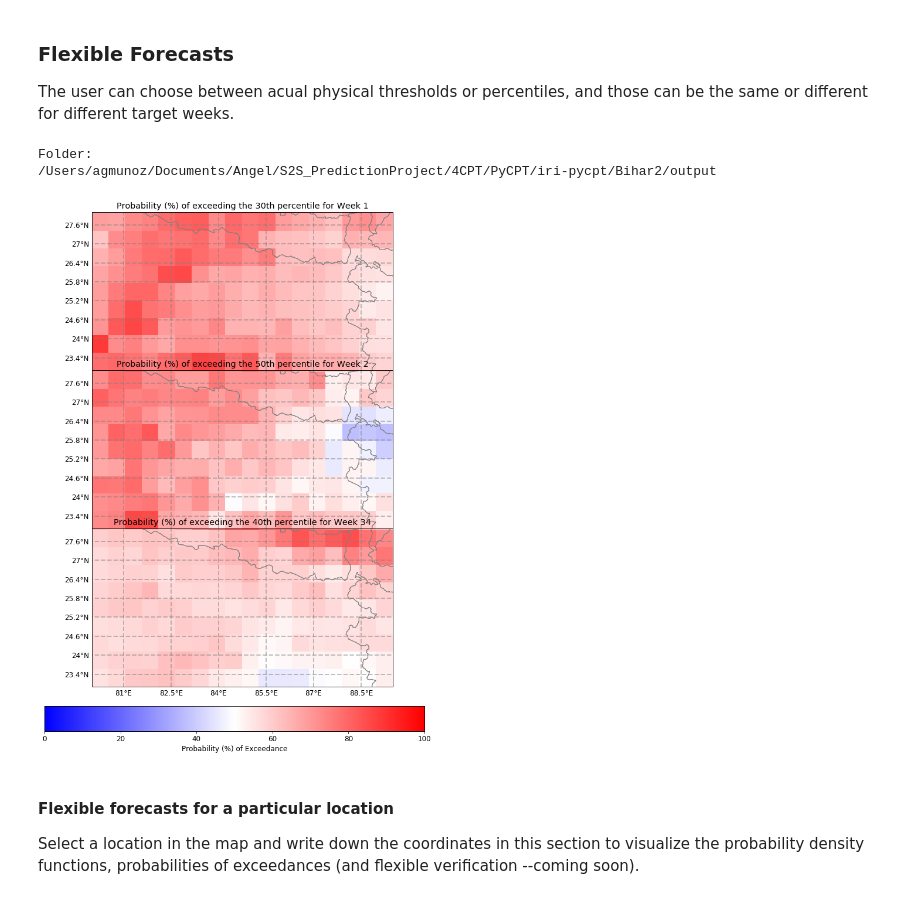
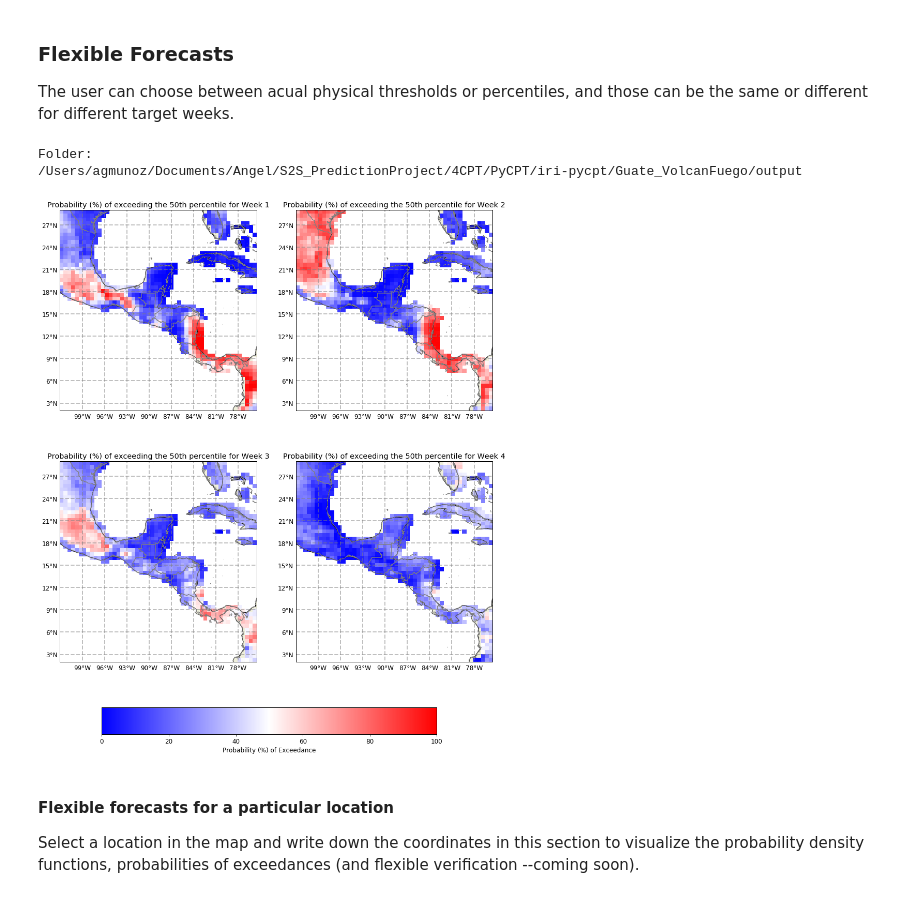
Before and after one commit to ssilje/iri-pycpt, a Jupyter notebook: PyCPT_s2sv1.7.ipynb, the cells around one changed output. Cells and saved outputs as stored; diff of their text form; code cells hidden in the pictures.

```diff
--- a/PyCPT_s2sv1.7.ipynb
+++ b/PyCPT_s2sv1.7.ipynb
@@ -44,7 +44,7 @@ See version.log in Github
 Here the user configures the case study
 # %%
 ########Work name (name of the case/experiment, try one word)
-work='Bihar2'
+work='Guate_VolcanFuego'
 
 ########Model (choose between ECMWF, CFSv2, GEFS)
 model='CFSv2'
@@ -53,17 +53,17 @@ model='CFSv2'
 obs='CHIRPS'
 
 ########MOS method (choose between None, PCR, CCA and ELR)
-MOS='CCA'
+MOS='None'
 
 ########Forecast date
 ##-- If ECMWF, it needs to be a Monday or a Thursday! CFSv2: any day; GEFS: Wednesdays.
-mon='Feb' 	# Forecast month
-fyr=2020 	# Forecast year
-fday=24 	# Forecast day  (Yesterday in CFSv2: real time)
-training_season='Feb' #only for CFSv2 and GEFS, use 3 months with the initialization as the middle one
-lit=28      # Initial training period for retroactive forecasts (in timesteps; e.g., use half of total period)
-liti=10     # Update interval for retroaxctive forecasts (in timesteps)
-nwk=3 # Number of weeks to process (leads)
+mon='Jun' 	# Forecast month
+fyr=2018 	# Forecast year
+fday=4 	# Forecast day  (Monday and Thursday in ECMWF model; yesterday in CFSv2: real time)
+training_season='Jun' #only for CFSv2 and GEFS, use 3 months with the initialization as the middle one
+lit=28 #80      # Initial training period for retroactive forecasts (in timesteps; e.g., use half of total period)
+liti=10 #20     # Update interval for retroactive forecasts (in timesteps)
+nwk=4 # Number of weeks to process (leads)
 
 ########Switches:
 force_download = False   #force download of data files, even if they already exist locally
@@ -75,24 +75,24 @@ threshold_pctle = False    #False for threshold in mm; Note that if True then if
 
 # Spatial domain for predictor
 nla1=32 	# Northernmost latitude
-sla1=12 	# Southernmost latitude
-wlo1=74 	# Westernmost longitude
-elo1=92 	# Easternmost longitude
+sla1=1 	# Southernmost latitude
+wlo1=-103 	# Westernmost longitude
+elo1=-75 	# Easternmost longitude
 # Spatial domain for predictand
-nla2=28 	# Northernmost latitude
-sla2=23 	# Southernmost latitude
-wlo2=80 	# Westernmost longitude
-elo2=89 	# Easternmost longitude
+nla2=29 	# Northernmost latitude
+sla2=2 	# Southernmost latitude
+wlo2=-102 	# Westernmost longitude
+elo2=-76 	# Easternmost longitude
 
 ########Forecast lead interval
 # Lists for looping over lead times
-wk = [1,2,34,4]  # week-lead number label (week1, week2, week3-4, week4)
-wknam= ['Week 1','Week 2','Week 3-4','Week 4']  #naming the weeks (for plots) --can use a different language here
+wk = [1,2,3,4,34]  # week-lead number label (week1, week2, week3-4, week4)
+wknam= ['Week 1','Week 2','Week 3','Week 4','Week 3-4']  #naming the weeks (for plots) --can use a different language here
 # ECMWF - first day is day 0, 0000Z accumulated rainfall; specify day1=0 for week 1
 # GEFS - first day is day 0.5 (daily average rainfall rate); specify day1=0 for week 1
 # CFSv2 - first day is day 1, 0000Z accumulated rainfall over the first day; specify day1=1 for week 1
 day1 = [1,7,14,21,14]  # first lead day of target weeks
-day2 = [7,14,28,28,28]  # last lead day of target weeks
+day2 = [7,14,21,28,28]  # last lead day of target weeks
 #
 # %%
 ########Some folder and file options:
@@ -396,21 +386,21 @@ Folder:
 The user can choose between acual physical thresholds or percentiles, and those can be the same or different for different target weeks.
 # %%
 #threshold for the flexible format map (in mm/week -- remember: fcsts are in ANOMALIES!):
-flexformat_threshold = [0.3,0.5,0.4,0.33] #array (we need one threshold per forecast week)
+flexformat_threshold = [0.5,0.5,0.5,0.5] #array (we need one threshold per forecast week)
 ffthres_ispctl=True  #If True, flex format threshold is a percentile: 0.001 - 0.999
 
 print("Folder:")
 %cd $workdir/output
 plt.rcParams.update({'font.size': 12})
 if mpref=='noMOS' and fprefix=='PRCP':
     pltmapff(flexformat_threshold,ffthres_ispctl,ntrain,wlo1,elo1,sla1,nla1,fprefix,mpref,training_season,mon,fday,nwk,wk)
 else:
     pltmapff(flexformat_threshold,ffthres_ispctl,ntrain,wlo2,elo2,sla2,nla2,fprefix,mpref,training_season,mon,fday,nwk,wk)
 plt.savefig("ProbFcst_Flex.pdf", dpi=300)
 # %% [output]
 Folder:
-/Users/agmunoz/Documents/Angel/S2S_PredictionProject/4CPT/PyCPT/iri-pycpt/Bihar2/output
+/Users/agmunoz/Documents/Angel/S2S_PredictionProject/4CPT/PyCPT/iri-pycpt/Guate_VolcanFuego/output
-[figure, old version]
+[figure, new version]
 # %% [markdown]
 #### Flexible forecasts for a particular location
 Select a location in the map and write down the coordinates in this section to visualize the probability density functions, probabilities of exceedances (and flexible verification --coming soon).
```
Also changed, not shown: parts of 7 cells of this notebook, 1 other file.
